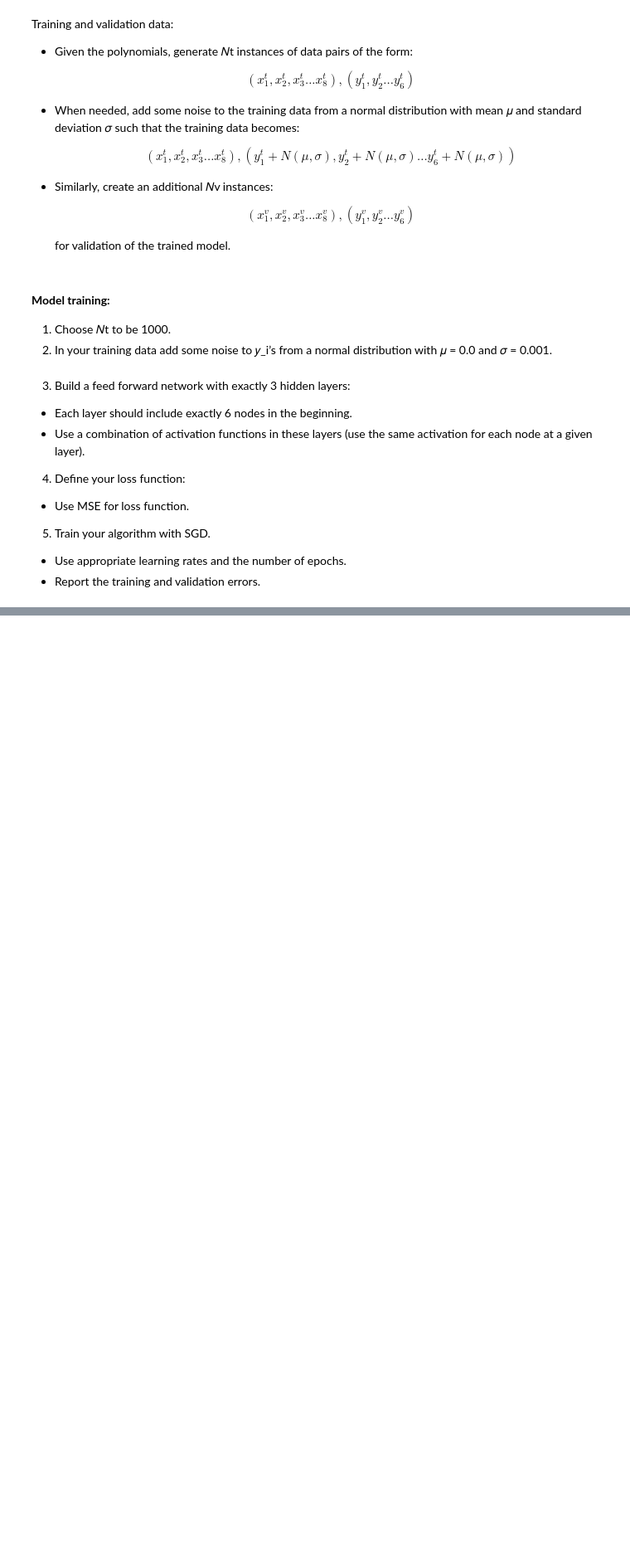
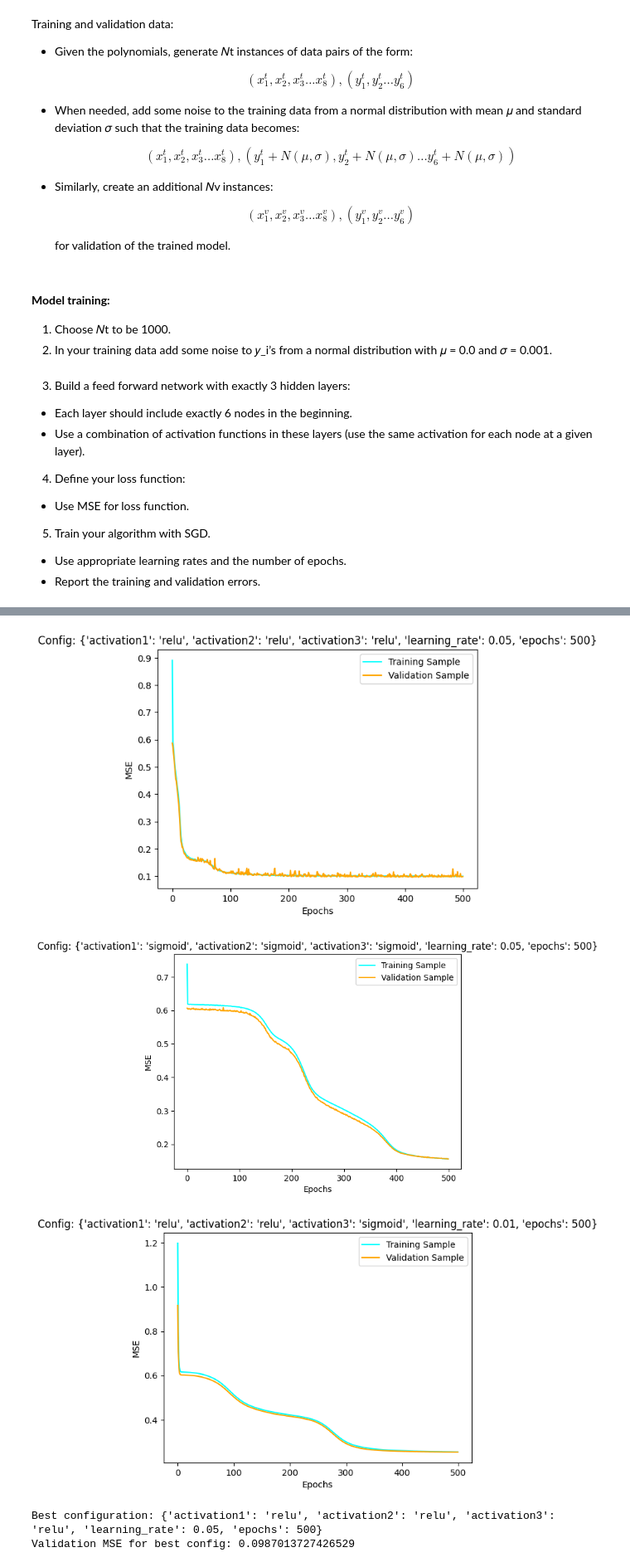
Before and after one commit to Berkin99/DeepLearning, a Jupyter notebook: Homework1/src/homework1.ipynb, the cells around one changed output, grey strips where cells are left out. Shown at 83% size. Cells and saved outputs as stored; diff of their text form; code cells hidden in the pictures; blank space fills up the shorter version.

```diff
--- a/Homework1/src/homework1.ipynb
+++ b/Homework1/src/homework1.ipynb
@@ -139,0 +139,54 @@ Epoch 100/100
+# %%
+# Different configurations
+configs = [
+    {"activation1": "relu", "activation2": "relu", "activation3": "relu", "learning_rate": 0.05, "epochs": 500},
+    {"activation1": "sigmoid", "activation2": "sigmoid", "activation3": "sigmoid", "learning_rate": 0.05, "epochs": 500},
+    {"activation1": "relu", "activation2": "relu", "activation3": "sigmoid", "learning_rate": 0.01, "epochs": 500},
+]
+
+# Store results to find the best parameters
+results = []
+
+for config in configs:
+    model = Sequential()
+    model.add(Dense(6, input_shape=(8,), activation=config["activation1"]))
+    model.add(Dense(6, activation=config["activation2"]))
+    model.add(Dense(6, activation=config["activation3"]))
+    model.add(Dense(6, activation='linear'))  # Output layer
+
+    sgd = SGD(learning_rate=config["learning_rate"])
+    model.compile(optimizer=sgd, loss='mse', metrics=['mse'])
+
+    # Train the model
+    history = model.fit(
+        np.array(xt),
+        np.array(yt),
+        validation_data=(np.array(xv), np.array(yv)),
+        epochs=config["epochs"],
+        batch_size=16,
+        verbose = 0
+    )
+
+    # Store configuration and final validation error
+    valMse = history.history['val_mse'][-1]
+    results.append({"config": config, "val_mse": valMse})
+
+    # Plotting results for each configuration
+    plt.plot(history.history['mse'], label='Training Sample', color='cyan')
+    plt.plot(history.history['val_mse'], label='Validation Sample', color='orange')
+    plt.title(f"Config: {config}")
+    plt.xlabel('Epochs')
+    plt.ylabel('MSE')
+    plt.legend()
+    plt.show()
+
+# Step 7: Choose the best parameters
+best_config = min(results, key=lambda x: x["val_mse"])
+print("Best configuration:", best_config["config"])
+print("Validation MSE for best config:", best_config["val_mse"])
+# %% [output]
+[figure, added]
+[figure, added]
+[figure, added]
+Best configuration: {'activation1': 'relu', 'activation2': 'relu', 'activation3': 'relu', 'learning_rate': 0.05, 'epochs': 500}
+Validation MSE for best config: 0.0987013727426529
```
Also changed, not shown: parts of 5 cells of this notebook, 1 other file.
